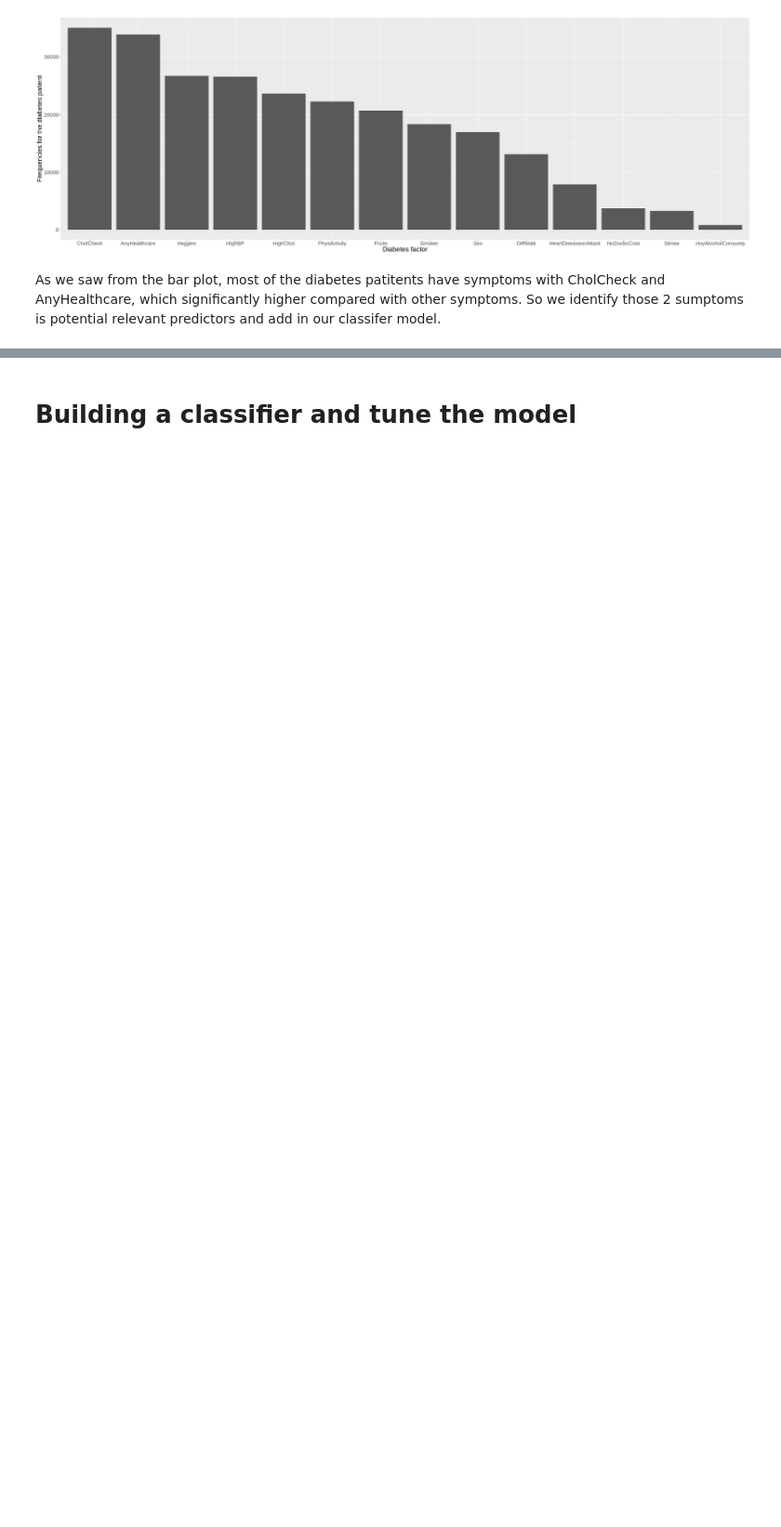
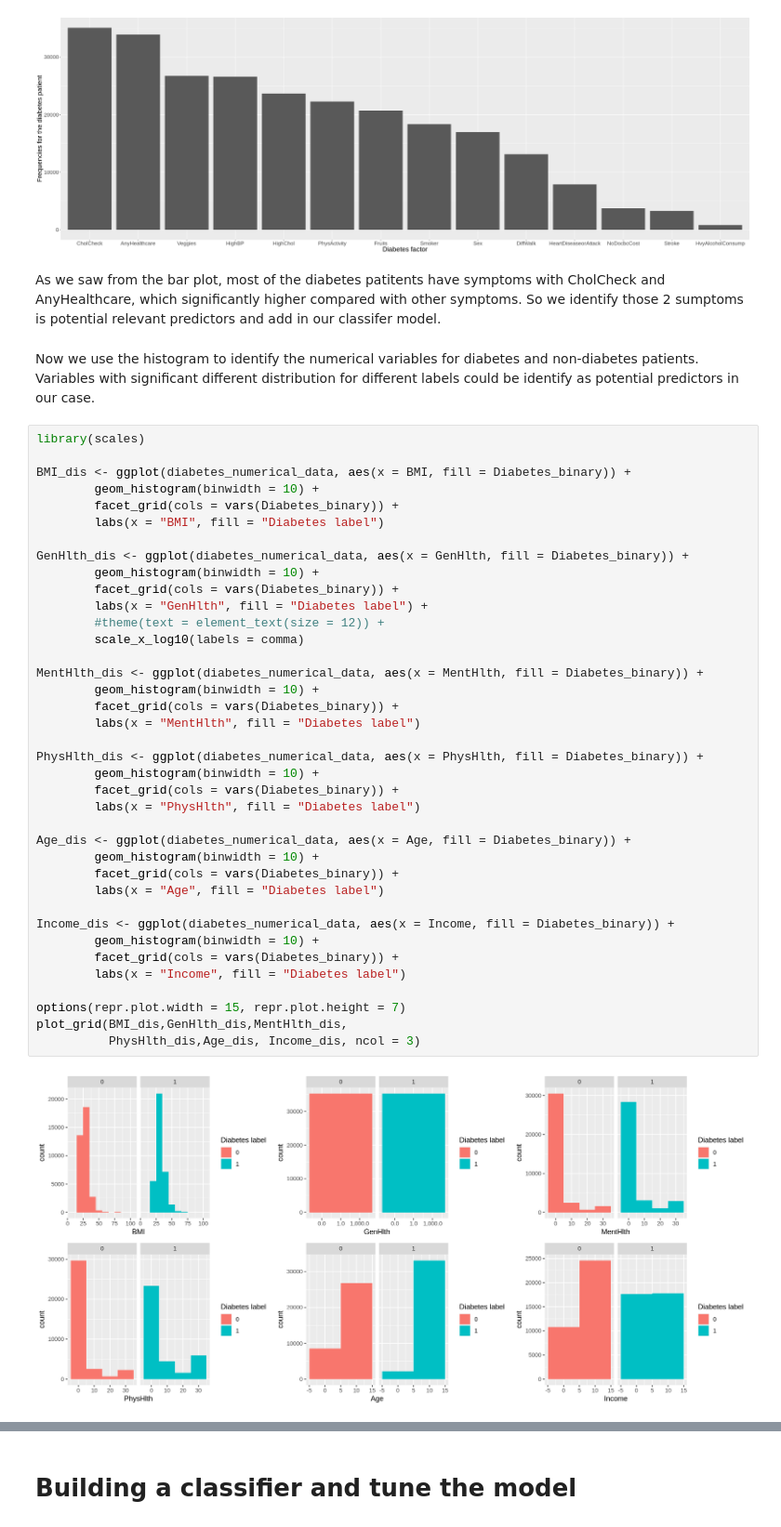
Before and after one commit to plat0cracy/Diabetes_Predictor, a Jupyter notebook: Draft for final project.ipynb, the cells around one changed output, grey strips where cells are left out. Shown: that part at 93% size. Saved outputs shown, nothing was run; the diff lists cells and outputs as text; blank space fills up the shorter version.

Commit message:
visualization for numerical variables

```diff
--- a/Draft for final project.ipynb
+++ b/Draft for final project.ipynb
@@ -369,3 +394,45 @@ A tibble: 14 × 2
 [figure]
 # %% [markdown]
 As we saw from the bar plot, most of the diabetes patitents have symptoms with CholCheck and AnyHealthcare, which significantly higher compared with other symptoms. So we identify those 2 sumptoms is potential relevant predictors and add in our classifer model.
+# %% [markdown]
+Now we use the histogram to identify the numerical variables for diabetes and non-diabetes patients. Variables with significant different distribution for different labels could be identify as potential predictors in our case.
+# %%
+library(scales)
+
+BMI_dis <- ggplot(diabetes_numerical_data, aes(x = BMI, fill = Diabetes_binary)) +
+        geom_histogram(binwidth = 10) +
+        facet_grid(cols = vars(Diabetes_binary)) +
+        labs(x = "BMI", fill = "Diabetes label")
+
+GenHlth_dis <- ggplot(diabetes_numerical_data, aes(x = GenHlth, fill = Diabetes_binary)) +
+        geom_histogram(binwidth = 10) +
+        facet_grid(cols = vars(Diabetes_binary)) +
+        labs(x = "GenHlth", fill = "Diabetes label") +
+        #theme(text = element_text(size = 12)) +
+        scale_x_log10(labels = comma)
+
+MentHlth_dis <- ggplot(diabetes_numerical_data, aes(x = MentHlth, fill = Diabetes_binary)) +
+        geom_histogram(binwidth = 10) +
+        facet_grid(cols = vars(Diabetes_binary)) +
+        labs(x = "MentHlth", fill = "Diabetes label")
+
+PhysHlth_dis <- ggplot(diabetes_numerical_data, aes(x = PhysHlth, fill = Diabetes_binary)) +
+        geom_histogram(binwidth = 10) +
+        facet_grid(cols = vars(Diabetes_binary)) +
+        labs(x = "PhysHlth", fill = "Diabetes label")
+
+Age_dis <- ggplot(diabetes_numerical_data, aes(x = Age, fill = Diabetes_binary)) +
+        geom_histogram(binwidth = 10) +
+        facet_grid(cols = vars(Diabetes_binary)) +
+        labs(x = "Age", fill = "Diabetes label")
+
+Income_dis <- ggplot(diabetes_numerical_data, aes(x = Income, fill = Diabetes_binary)) +
+        geom_histogram(binwidth = 10) +
+        facet_grid(cols = vars(Diabetes_binary)) +
+        labs(x = "Income", fill = "Diabetes label")
+
+options(repr.plot.width = 15, repr.plot.height = 7)
+plot_grid(BMI_dis,GenHlth_dis,MentHlth_dis,
+          PhysHlth_dis,Age_dis, Income_dis, ncol = 3)
+# %% [output]
+[figure, added]
```
Also changed, not shown: parts of 4 cells of this notebook.
